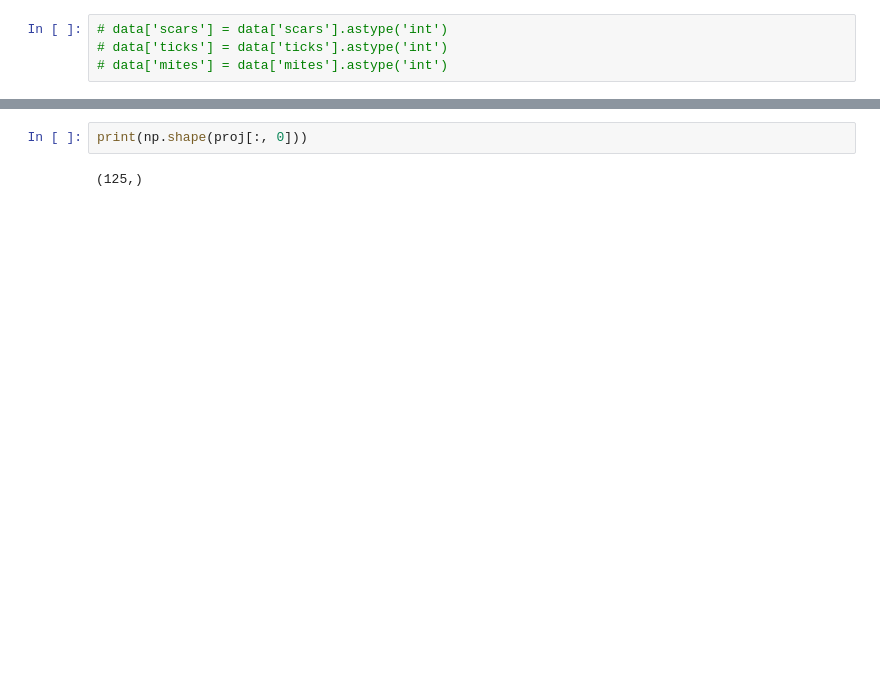
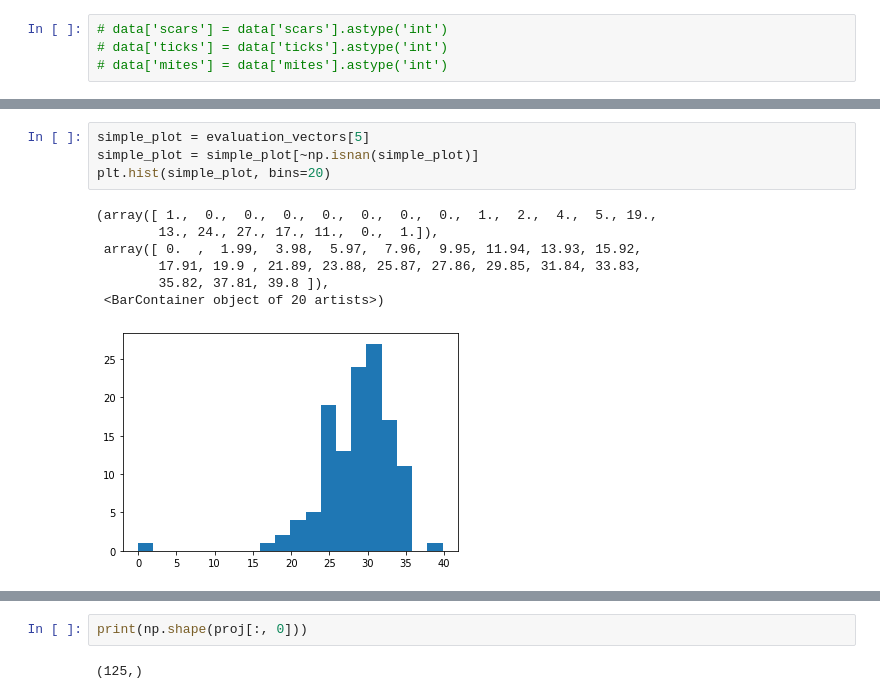
Before and after one commit to jerrys7/lizard-env-traits, a Jupyter notebook: Preprocessing.ipynb, the cells around one changed output, grey strips where cells are left out. Drawn from its saved outputs; the diff is of its cells as text; blank space fills up the shorter version.

```diff
--- a/Preprocessing.ipynb
+++ b/Preprocessing.ipynb
@@ -156,3 +146,15 @@ colors_array = ['#ad760e', '#a2e408', '#1fbc35', '#055a25', '#055a25']
+# %%
+simple_plot = evaluation_vectors[5]
+simple_plot = simple_plot[~np.isnan(simple_plot)]
+plt.hist(simple_plot, bins=20)
+# %% [output]
+(array([ 1.,  0.,  0.,  0.,  0.,  0.,  0.,  0.,  1.,  2.,  4.,  5., 19.,
+        13., 24., 27., 17., 11.,  0.,  1.]),
+ array([ 0.  ,  1.99,  3.98,  5.97,  7.96,  9.95, 11.94, 13.93, 15.92,
+        17.91, 19.9 , 21.89, 23.88, 25.87, 27.86, 29.85, 31.84, 33.83,
+        35.82, 37.81, 39.8 ]),
+ <BarContainer object of 20 artists>)
+[figure, added]
 # %%
 characters = []
 markers = ['o', '^']
```
Also changed, not shown: parts of 26 cells of this notebook, 17 other files.
